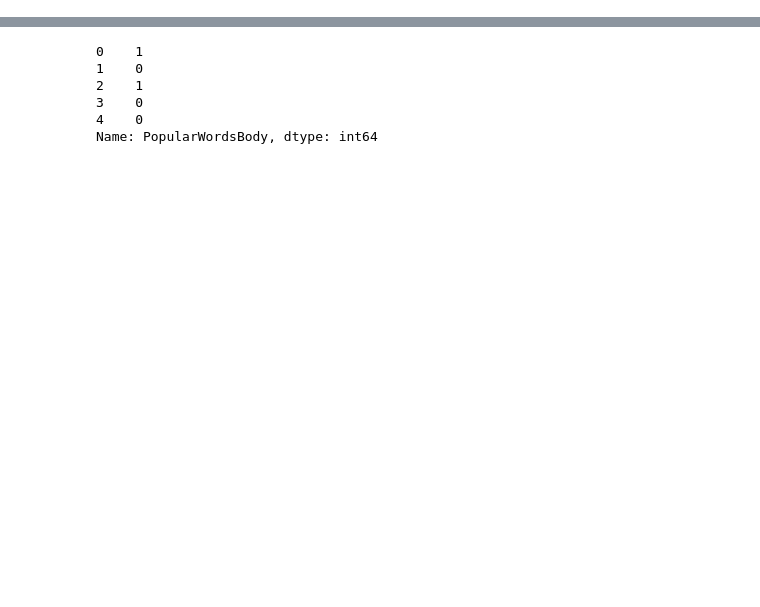
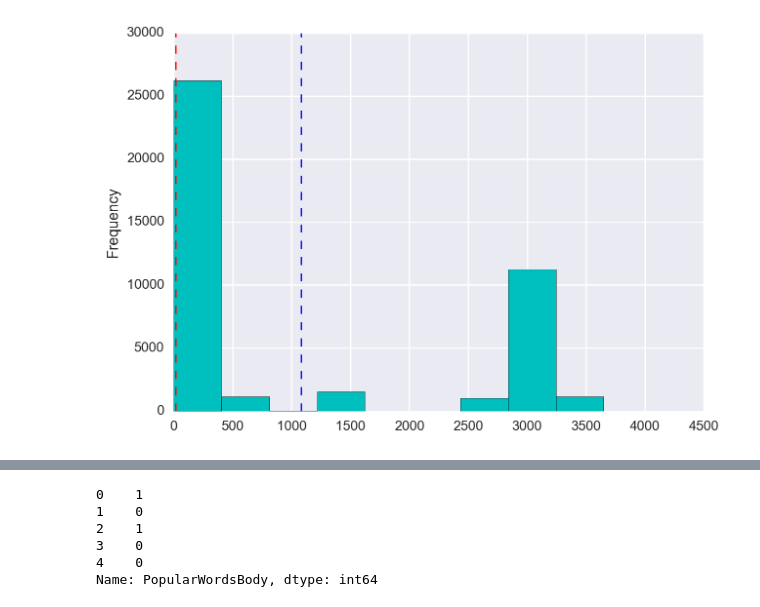
Before and after one commit to mags-zw/Retweets, a Jupyter notebook: Retweets.ipynb, the cells around one changed output, grey strips where cells are left out. Drawn from its saved outputs; the diff is of its cells as text; code cells hidden in the pictures; blank space fills up the shorter version.

```diff
--- a/Retweets.ipynb
+++ b/Retweets.ipynb
@@ -149,0 +94,9 @@ tweets["PopularWordsBody"] = tweets['TweetBody'].map(check_if_in_col)
+# %%
+#Distribution of data with mean (blue) and median (red)
+plt.figure(figsize = (7, 5))
+tweets.TweetRetweetCount.plot(kind='hist', color='c', bins=10)
+plt.axvline(tweets.TweetRetweetCount.median(), color='r', linestyle='dashed', linewidth=1)
+plt.axvline(tweets.TweetRetweetCount.mean(), color='b', linestyle='dashed', linewidth=1)
+plt.show()
+# %% [output]
+[figure, added]
```
Also changed, not shown: parts of 129 cells of this notebook.
